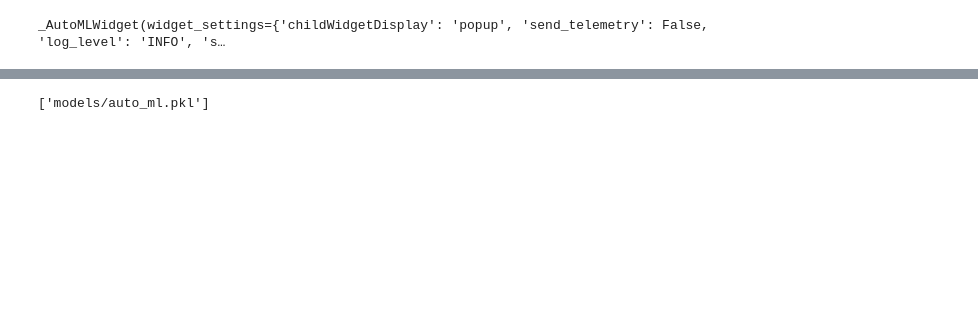
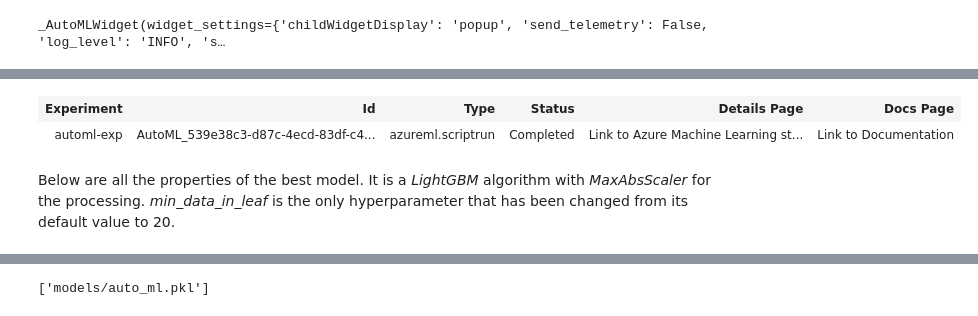
Before and after one commit to sannif/udacity_capstone_project, a Jupyter notebook: automl.ipynb, the cells around one changed output, grey strips where cells are left out. Cells and saved outputs as stored; diff of their text form; code cells hidden in the pictures; blank space fills up the shorter version.

```diff
--- a/automl.ipynb
+++ b/automl.ipynb
@@ -130,0 +112,7 @@ WARNING:root:Please ensure the version of your local conda dependencies match th
+# %%
+best_run
+# %% [output]
+| Experiment | Id | Type | Status | Details Page | Docs Page |
+| automl-exp | AutoML_539e38c3-d87c-4ecd-83df-c4... | azureml.scriptrun | Completed | Link to Azure Machine Learning st... | Link to Documentation |
+# %% [markdown]
+Below are all the properties of the best model. It is a *LightGBM* algorithm with *MaxAbsScaler* for the processing. *min_data_in_leaf* is the only hyperparameter that has been changed from its default value to 20.
```
Also changed, not shown: parts of 33 cells of this notebook, 5 other files.
